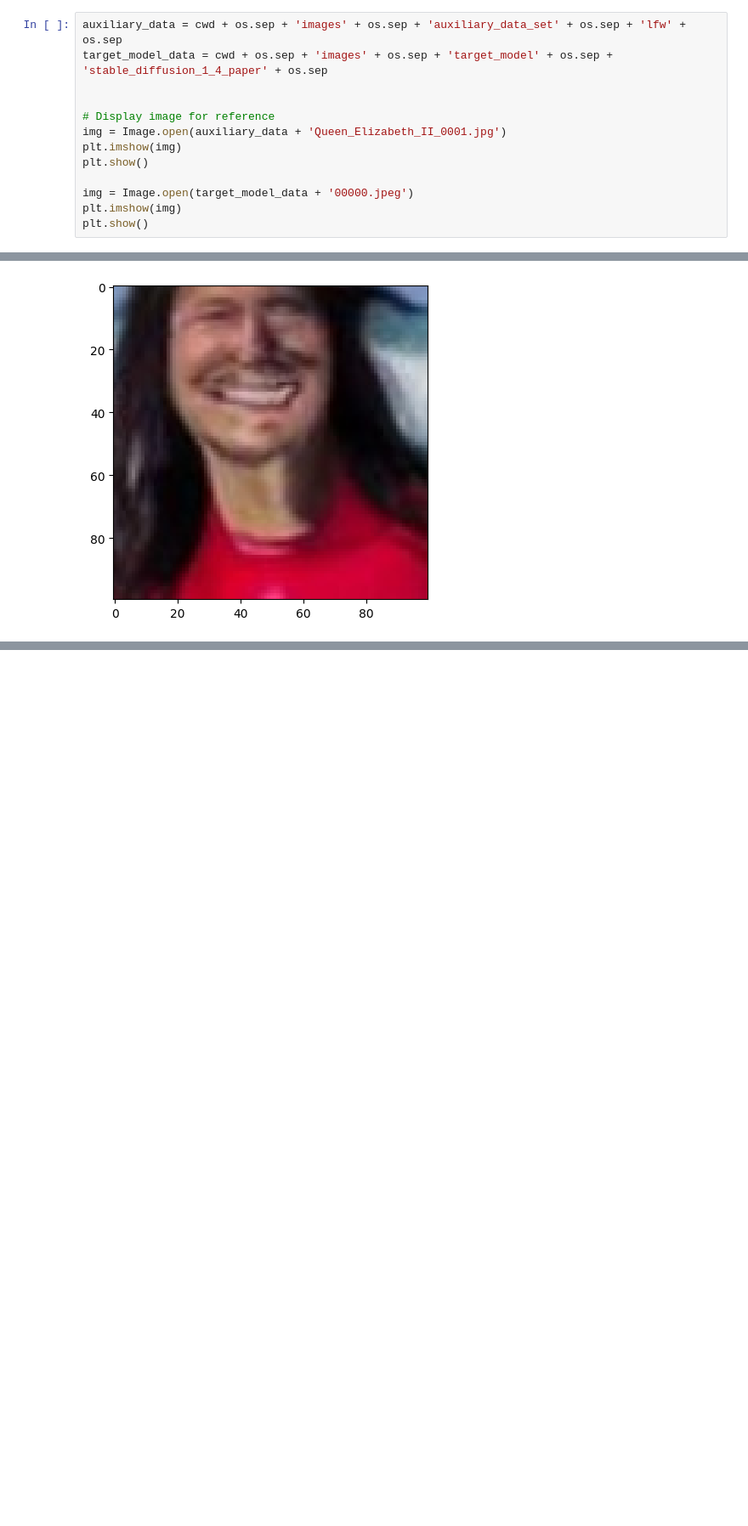
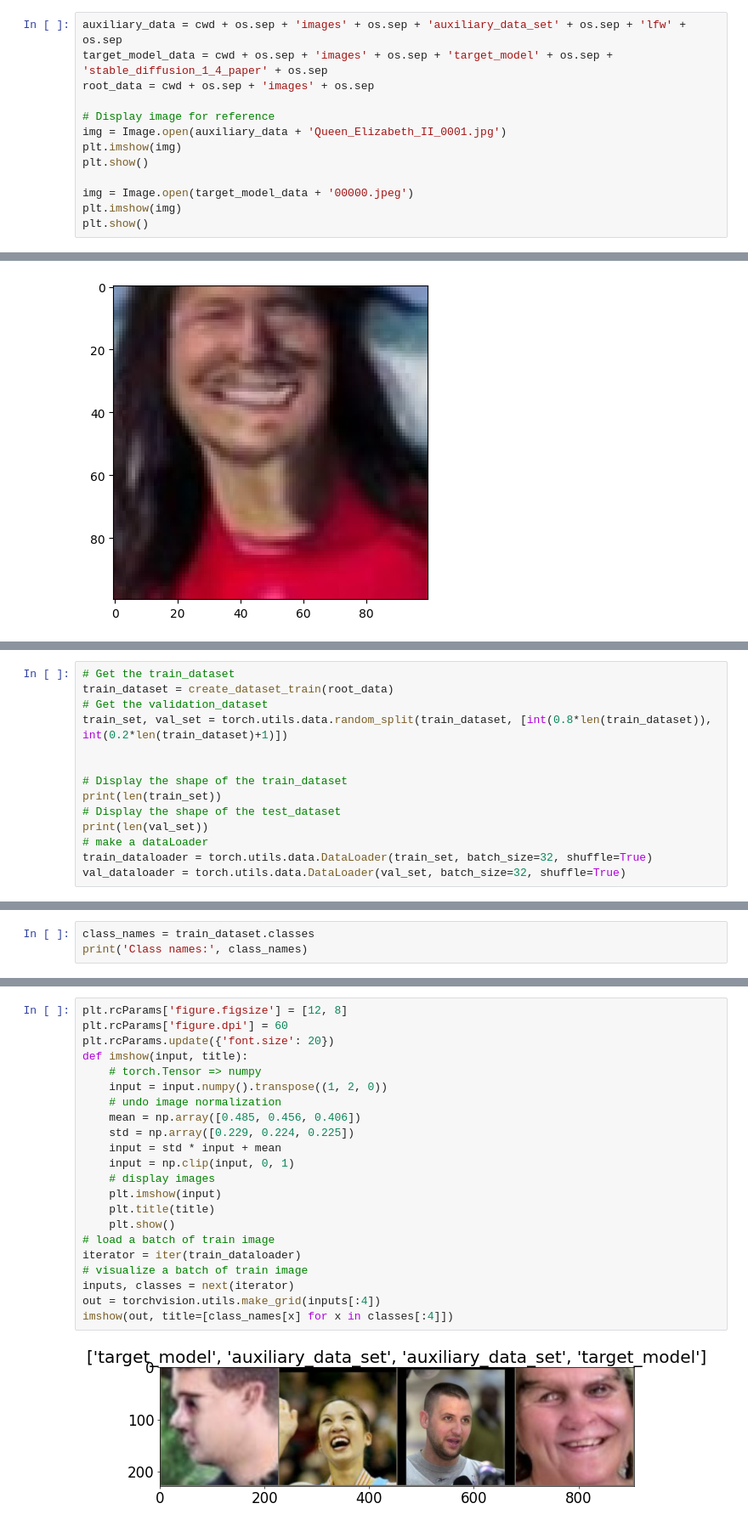
Before and after one commit to osquera/MIA_SD, a Jupyter notebook: attack_model.ipynb, the cells around one changed output, grey strips where cells are left out. Shown at 85% size. Drawn from its saved outputs; the diff is of its cells as text; blank space fills up the shorter version.

```diff
--- a/attack_model.ipynb
+++ b/attack_model.ipynb
@@ -36,7 +35,7 @@ True
 # %%
 auxiliary_data = cwd + os.sep + 'images' + os.sep + 'auxiliary_data_set' + os.sep + 'lfw' + os.sep
 target_model_data = cwd + os.sep + 'images' + os.sep + 'target_model' + os.sep + 'stable_diffusion_1_4_paper' + os.sep
-
+root_data = cwd + os.sep + 'images' + os.sep
 
 # Display image for reference
 img = Image.open(auxiliary_data + 'Queen_Elizabeth_II_0001.jpg')
@@ -81,0 +63,14 @@ NameError: name 'train_dataset_negatives' is not defined
+# %%
+# Get the train_dataset
+train_dataset = create_dataset_train(root_data)
+# Get the validation_dataset
+train_set, val_set = torch.utils.data.random_split(train_dataset, [int(0.8*len(train_dataset)), int(0.2*len(train_dataset)+1)])
+
+
+# Display the shape of the train_dataset
+print(len(train_set))
+# Display the shape of the test_dataset
+print(len(val_set))
+# make a dataLoader
+train_dataloader = torch.utils.data.DataLoader(train_set, batch_size=32, shuffle=True)
+val_dataloader = torch.utils.data.DataLoader(val_set, batch_size=32, shuffle=True)
@@ -81,0 +80,3 @@ NameError: name 'train_dataset_negatives' is not defined
+# %%
+class_names = train_dataset.classes
+print('Class names:', class_names)
@@ -81,0 +85,24 @@ NameError: name 'train_dataset_negatives' is not defined
+# %%
+plt.rcParams['figure.figsize'] = [12, 8]
+plt.rcParams['figure.dpi'] = 60
+plt.rcParams.update({'font.size': 20})
+def imshow(input, title):
+    # torch.Tensor => numpy
+    input = input.numpy().transpose((1, 2, 0))
+    # undo image normalization
+    mean = np.array([0.485, 0.456, 0.406])
+    std = np.array([0.229, 0.224, 0.225])
+    input = std * input + mean
+    input = np.clip(input, 0, 1)
+    # display images
+    plt.imshow(input)
+    plt.title(title)
+    plt.show()
+# load a batch of train image
+iterator = iter(train_dataloader)
+# visualize a batch of train image
+inputs, classes = next(iterator)
+out = torchvision.utils.make_grid(inputs[:4])
+imshow(out, title=[class_names[x] for x in classes[:4]])
+# %% [output]
+[figure, added]
```
Also changed, not shown: parts of 13 cells of this notebook.
